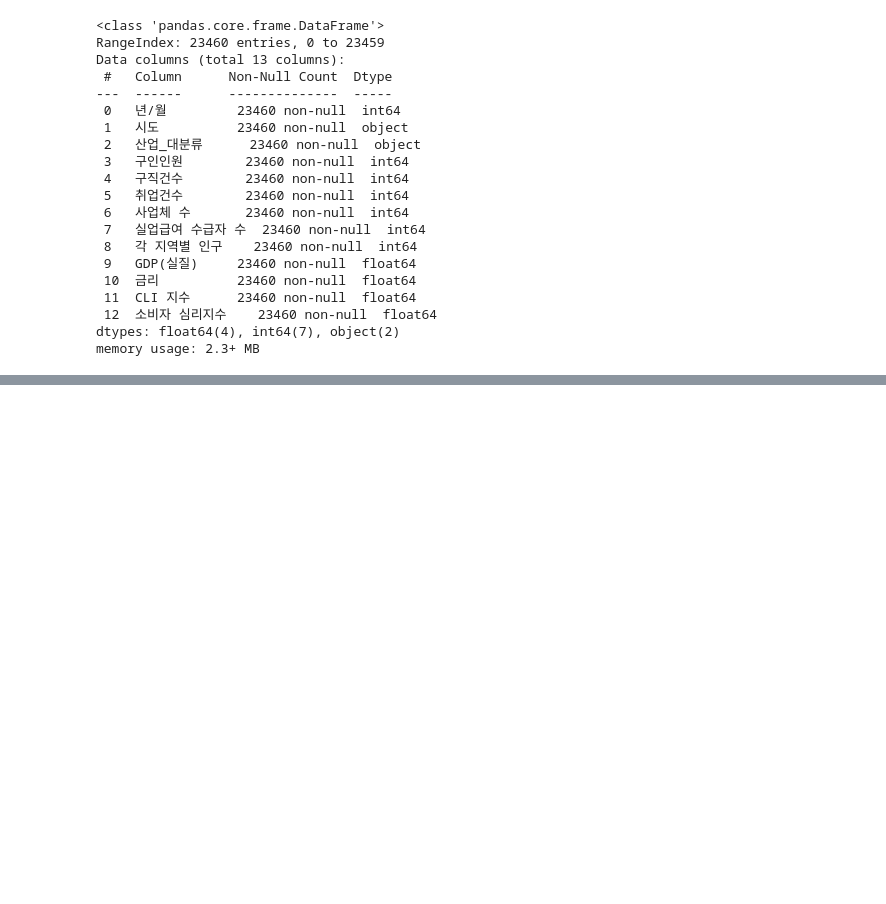
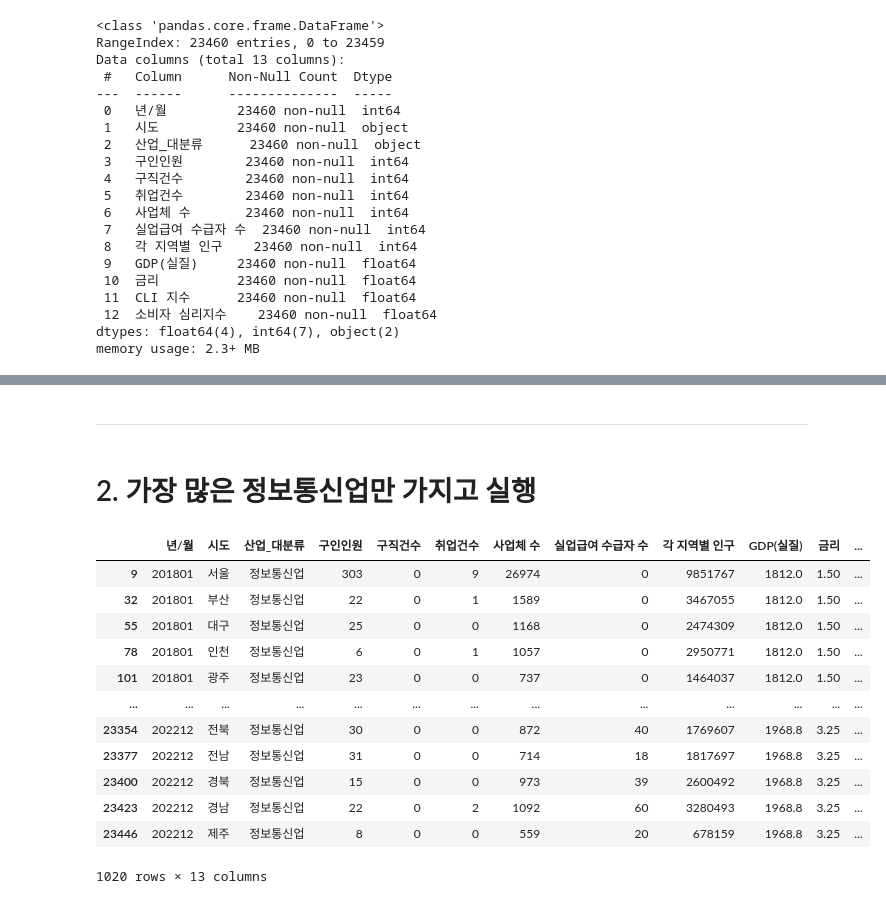
Before and after one commit to gchin97/multi_finalproject, a Jupyter notebook: 채용인원예측.ipynb, the cells around one changed output, grey strips where cells are left out. Cells and saved outputs as stored; diff of their text form; code cells hidden in the pictures; blank space fills up the shorter version.

```diff
--- a/채용인원예측.ipynb
+++ b/채용인원예측.ipynb
@@ -254,0 +327,21 @@ model3_5    0.9048   0.9190  0.0142  0.7189
+# %% [markdown]
+---
+# %% [markdown]
+# 2. 가장 많은 정보통신업만 가지고 실행
+# %%
+df_it = df[df['산업_대분류'] == '정보통신업']
+df_it
+# %% [output]
+|  | 년/월 | 시도 | 산업_대분류 | 구인인원 | 구직건수 | 취업건수 | 사업체 수 | 실업급여 수급자 수 | 각 지역별 인구 | GDP(실질) | 금리 | ... |
+| 9 | 201801 | 서울 | 정보통신업 | 303 | 0 | 9 | 26974 | 0 | 9851767 | 1812.0 | 1.50 | ... |
+| 32 | 201801 | 부산 | 정보통신업 | 22 | 0 | 1 | 1589 | 0 | 3467055 | 1812.0 | 1.50 | ... |
+| 55 | 201801 | 대구 | 정보통신업 | 25 | 0 | 0 | 1168 | 0 | 2474309 | 1812.0 | 1.50 | ... |
+| 78 | 201801 | 인천 | 정보통신업 | 6 | 0 | 1 | 1057 | 0 | 2950771 | 1812.0 | 1.50 | ... |
+| 101 | 201801 | 광주 | 정보통신업 | 23 | 0 | 0 | 737 | 0 | 1464037 | 1812.0 | 1.50 | ... |
+| ... | ... | ... | ... | ... | ... | ... | ... | ... | ... | ... | ... | ... |
+| 23354 | 202212 | 전북 | 정보통신업 | 30 | 0 | 0 | 872 | 40 | 1769607 | 1968.8 | 3.25 | ... |
+| 23377 | 202212 | 전남 | 정보통신업 | 31 | 0 | 0 | 714 | 18 | 1817697 | 1968.8 | 3.25 | ... |
+| 23400 | 202212 | 경북 | 정보통신업 | 15 | 0 | 0 | 973 | 39 | 2600492 | 1968.8 | 3.25 | ... |
+| 23423 | 202212 | 경남 | 정보통신업 | 22 | 0 | 2 | 1092 | 60 | 3280493 | 1968.8 | 3.25 | ... |
+| 23446 | 202212 | 제주 | 정보통신업 | 8 | 0 | 0 | 559 | 20 | 678159 | 1968.8 | 3.25 | ... |
+1020 rows × 13 columns
```
Also changed, not shown: parts of 47 cells of this notebook.
